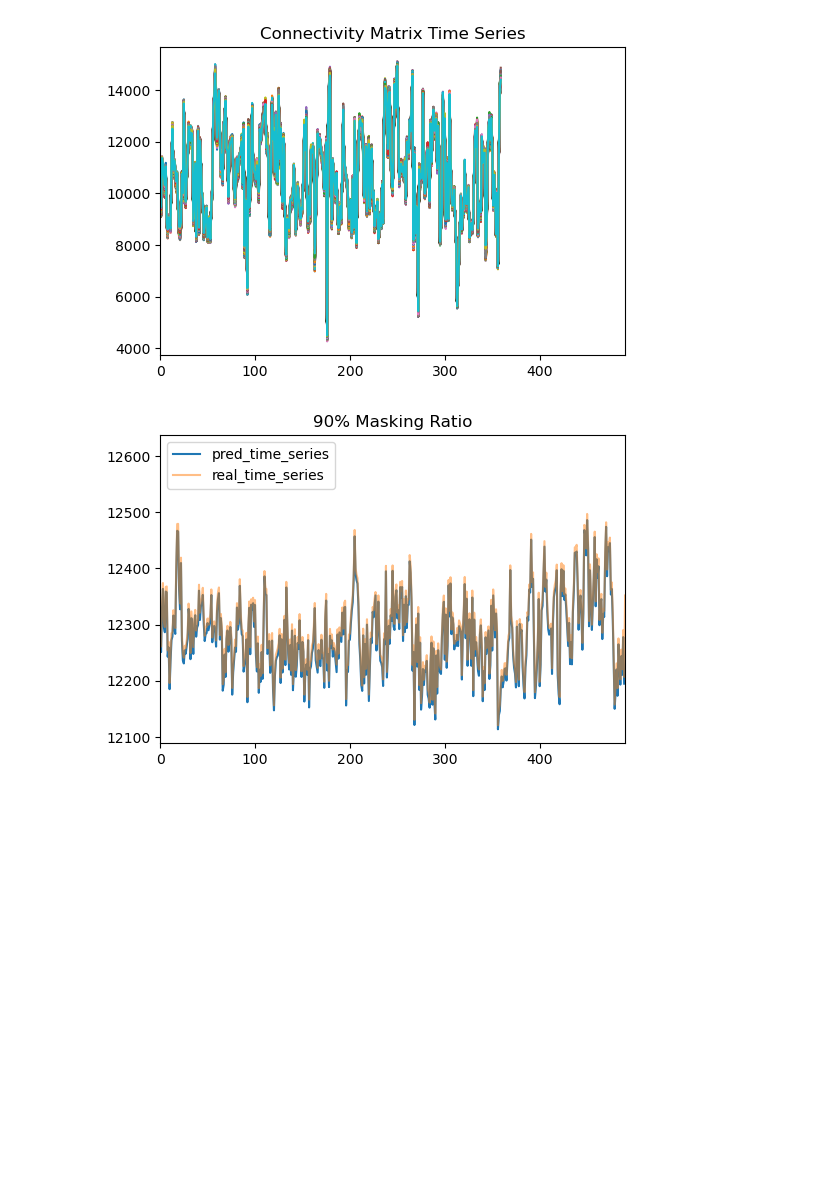
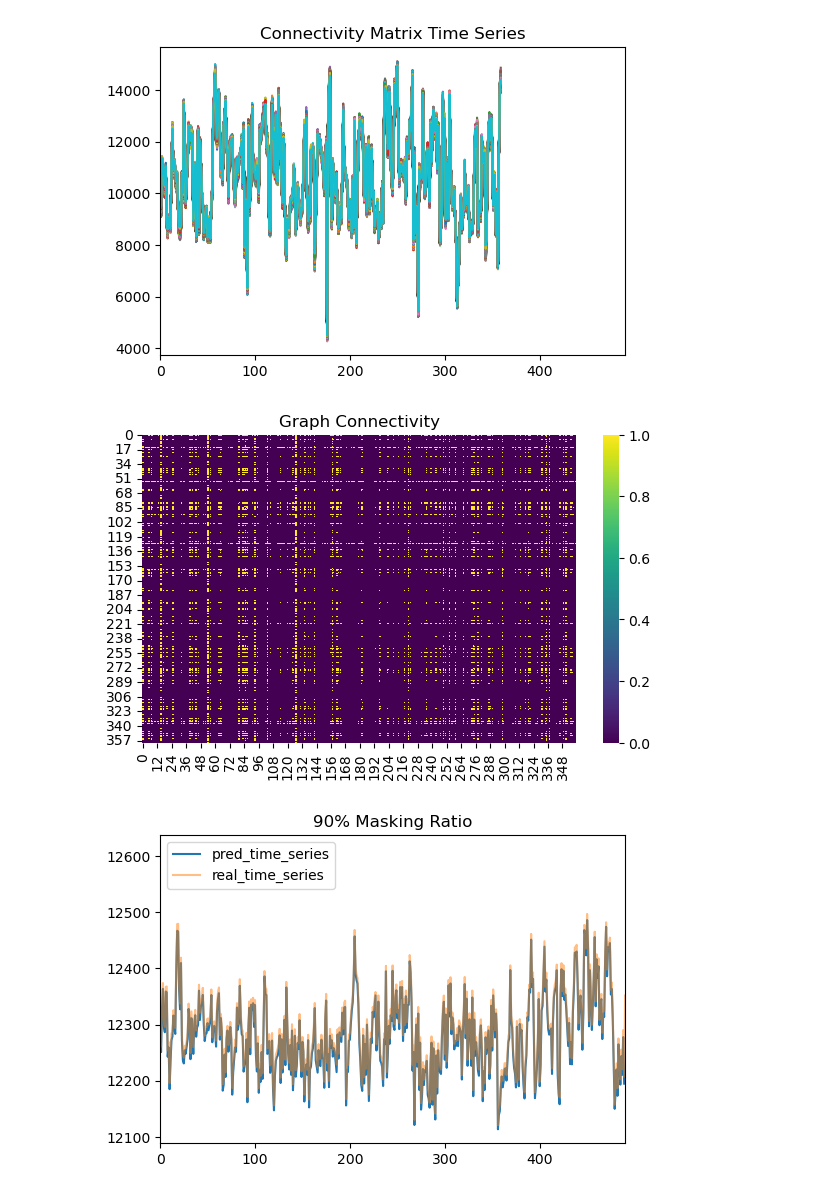
Before and after one commit to mattciff5/graphs-nn, a Jupyter notebook: notebooks/trials/starting.ipynb, the cells around one changed output. Cells and saved outputs as stored; diff of their text form; code cells hidden in the pictures; blank space fills up the shorter version.

```diff
--- a/notebooks/trials/starting.ipynb
+++ b/notebooks/trials/starting.ipynb
@@ -66,6 +66,19 @@ BRAIN_REGION_INFO: (360, 12)
 3      slateblue -12.524672 -80.100952   2.569908
 4      slateblue -18.637016 -85.213596   3.580348
 [figure]
+# %%
+ad_sparse_path = '/home/matteoc/graphs-nn/data/sparse_adj_ratio_100206_0.pt'
+ad_sparse_100 = torch.load(ad_sparse_path)
+
+graphs = [threshold_fc_matrix(fc) for fc in ad_sparse_100[0].detach().numpy()]     # --> ho 16 grafi, per ogni time_window (30)
+
+# Heatmap of one graph of 16
+plt.figure(figsize=(7, 4))
+sns.heatmap(graphs[2], cmap='viridis')
+plt.title('Graph Connectivity')
+plt.show()
+# %% [output]
+[figure, added]
 # %%
 path_conn_pred = '/home/matteoc/graphs-nn/data/pred_high_high_ratio_100206_0.pt'
 
```
Also changed, not shown: 3 other files.
